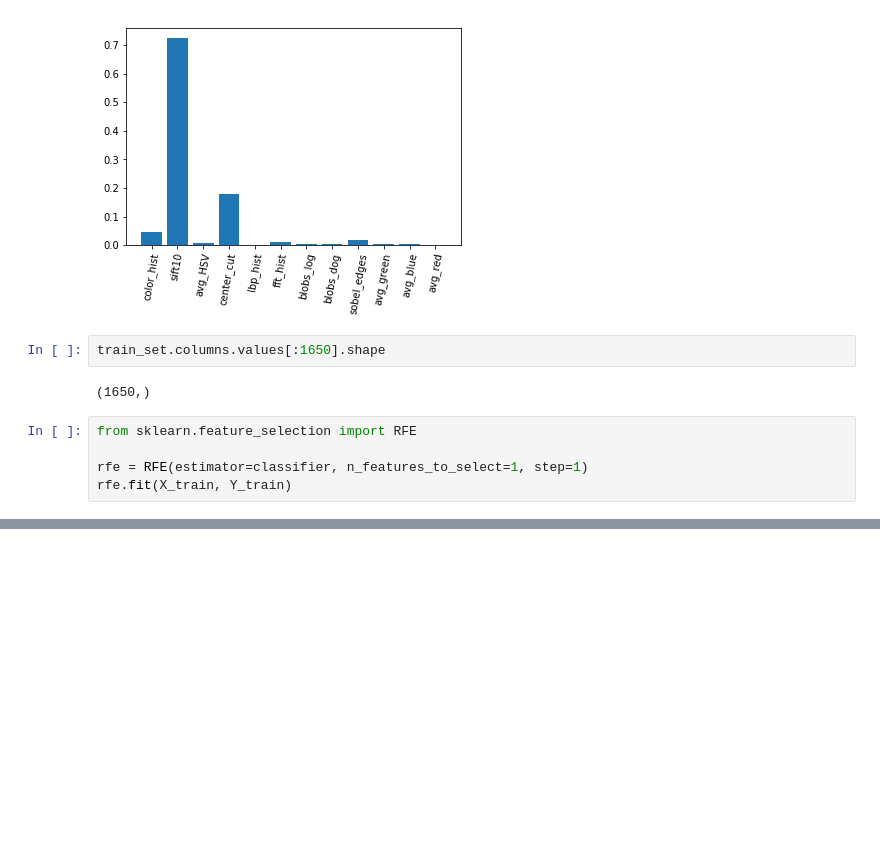
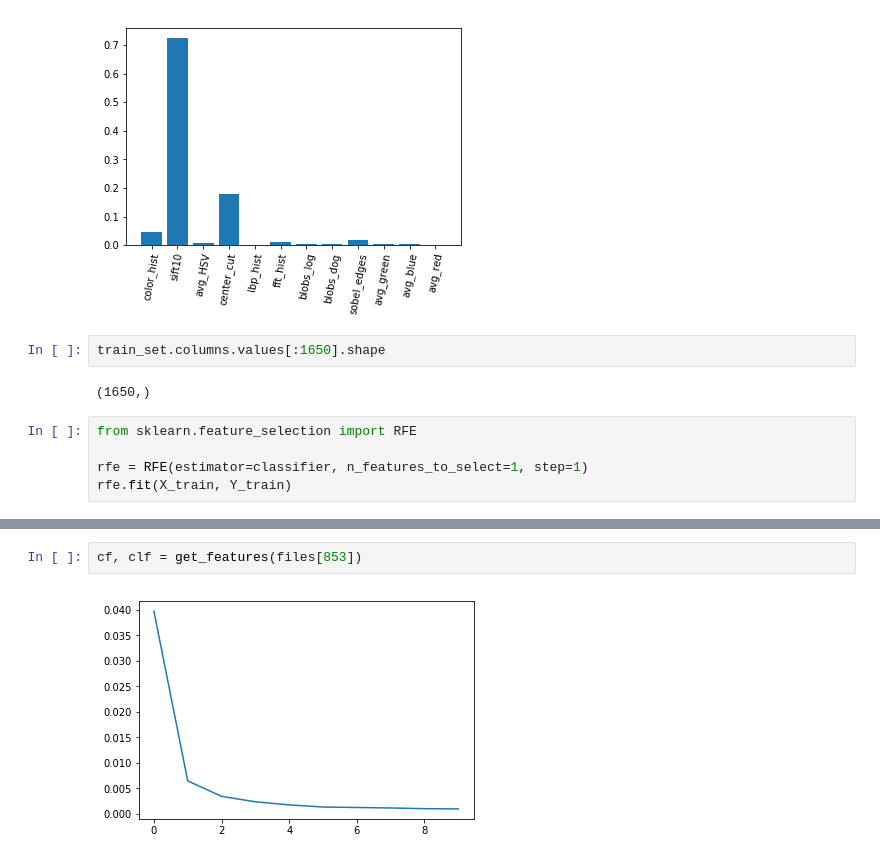
Before and after one commit to ckgrosch/groschner-python-ay250-homework, a Jupyter notebook: hw_6/hw6_test_features.ipynb, the cells around one changed output, grey strips where cells are left out. Cells and saved outputs as stored; diff of their text form; blank space fills up the shorter version.

```diff
--- a/hw_6/hw6_test_features.ipynb
+++ b/hw_6/hw6_test_features.ipynb
@@ -633,0 +846,4 @@ rfe.fit(X_train, Y_train)
+# %%
+cf, clf = get_features(files[853])
+# %% [output]
+[figure, added]
```
Also changed, not shown: parts of 24 cells of this notebook.
